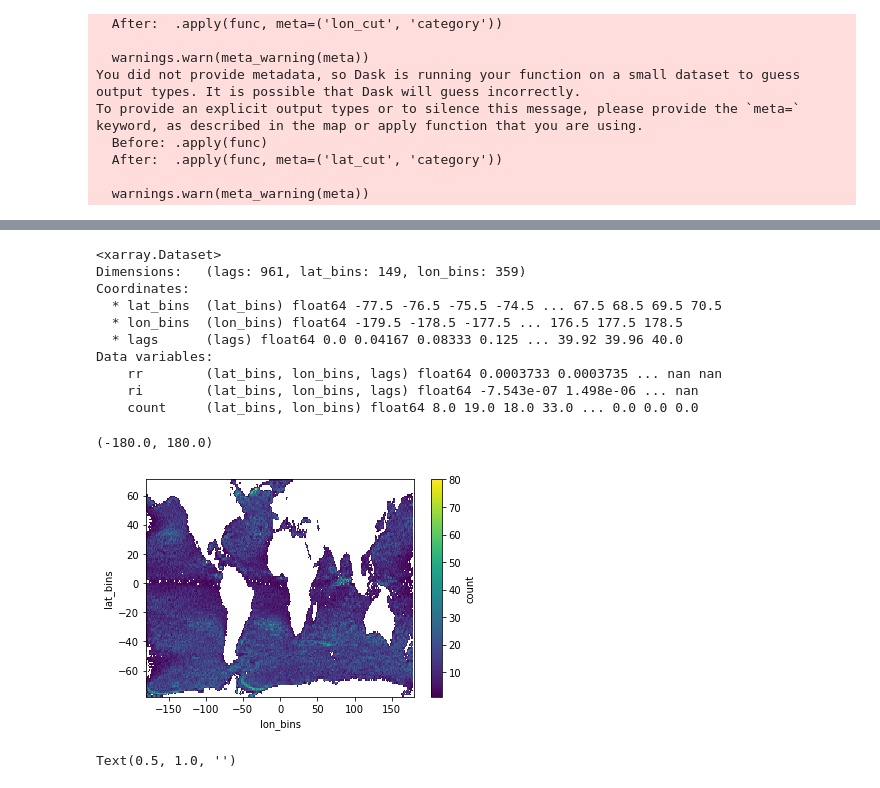
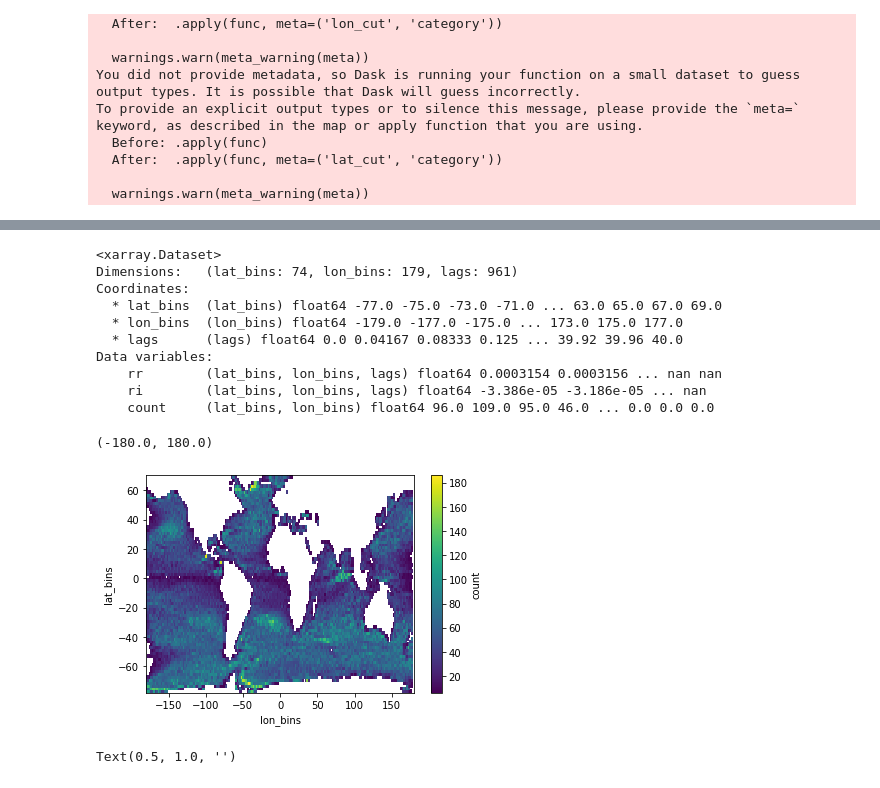
Before and after one commit to zcasparco/equinox_phd, a Jupyter notebook: llc4320/autocovariance_binned.ipynb, the cells around one changed output, grey strips where cells are left out. Drawn from its saved outputs; the diff is of its cells as text; code cells hidden in the pictures.

```diff
--- a/llc4320/autocovariance_binned.ipynb
+++ b/llc4320/autocovariance_binned.ipynb
@@ -134,7 +140,7 @@ for k in df.keys():
 lonmin,lonmax = np.around(df['rr'].lon.min().compute()),np.around(df['rr'].lon.max().compute())
 latmin,latmax = np.around(df['rr'].lat.min().compute()),np.around(df['rr'].lat.max().compute())
 # %%
-binsize = 1
+binsize = 2.
 def binning(_df,binsize):
     lon_bins,lat_bins = np.arange(lonmin,lonmax,binsize),np.arange(latmin,latmax,binsize)
     x_idx,y_idx = pd.IntervalIndex.from_breaks(lon_bins),pd.IntervalIndex.from_breaks(lat_bins)
@@ -266,21 +231,21 @@ _ds = xr.merge([ds_out[k] for k in ds_out.keys()])
 _ds
 # %% [output]
 <xarray.Dataset>
-Dimensions:   (lags: 961, lat_bins: 149, lon_bins: 359)
+Dimensions:   (lat_bins: 74, lon_bins: 179, lags: 961)
 Coordinates:
-  * lat_bins  (lat_bins) float64 -77.5 -76.5 -75.5 -74.5 ... 67.5 68.5 69.5 70.5
-  * lon_bins  (lon_bins) float64 -179.5 -178.5 -177.5 ... 176.5 177.5 178.5
+  * lat_bins  (lat_bins) float64 -77.0 -75.0 -73.0 -71.0 ... 63.0 65.0 67.0 69.0
+  * lon_bins  (lon_bins) float64 -179.0 -177.0 -175.0 ... 173.0 175.0 177.0
   * lags      (lags) float64 0.0 0.04167 0.08333 0.125 ... 39.92 39.96 40.0
 Data variables:
-    rr        (lat_bins, lon_bins, lags) float64 0.0003733 0.0003735 ... nan nan
-    ri        (lat_bins, lon_bins, lags) float64 -7.543e-07 1.498e-06 ... nan
-    count     (lat_bins, lon_bins) float64 8.0 19.0 18.0 33.0 ... 0.0 0.0 0.0
+    rr        (lat_bins, lon_bins, lags) float64 0.0003154 0.0003156 ... nan nan
+    ri        (lat_bins, lon_bins, lags) float64 -3.386e-05 -3.186e-05 ... nan
+    count     (lat_bins, lon_bins) float64 96.0 109.0 95.0 46.0 ... 0.0 0.0 0.0
 # %%
-_ds['count'].where(_ds['count']>0).plot(y='lat_bins')
+_ds['count'].where(_ds['count']>5).plot(y='lat_bins')
 plt.xlim(-180,180)
 # %% [output]
 (-180.0, 180.0)
-[figure, old version]
+[figure, new version]
 # %%
 fig,ax = plt.subplots(1,3,figsize=(21,7))
 (_ds.rr.mean('lon_bins')/_ds.rr.mean('lon_bins').isel(lags=0)).plot(ax=ax[0],vmax=1)
```
Also changed, not shown: parts of 9 cells of this notebook, 6 other files.
